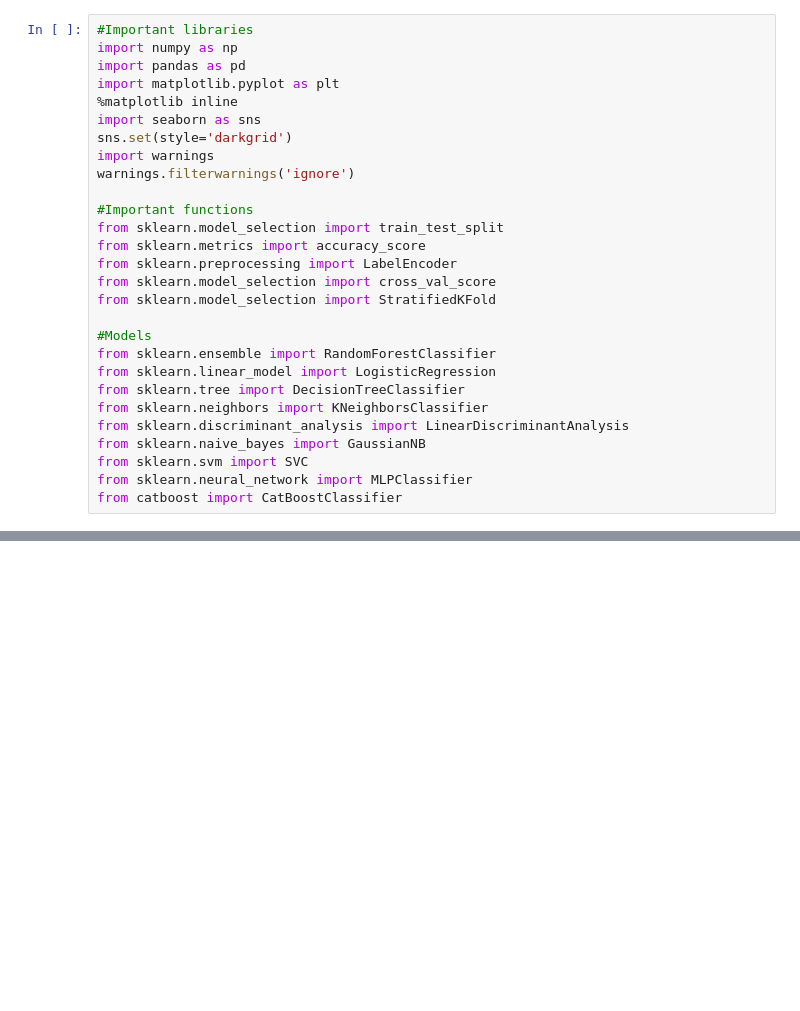
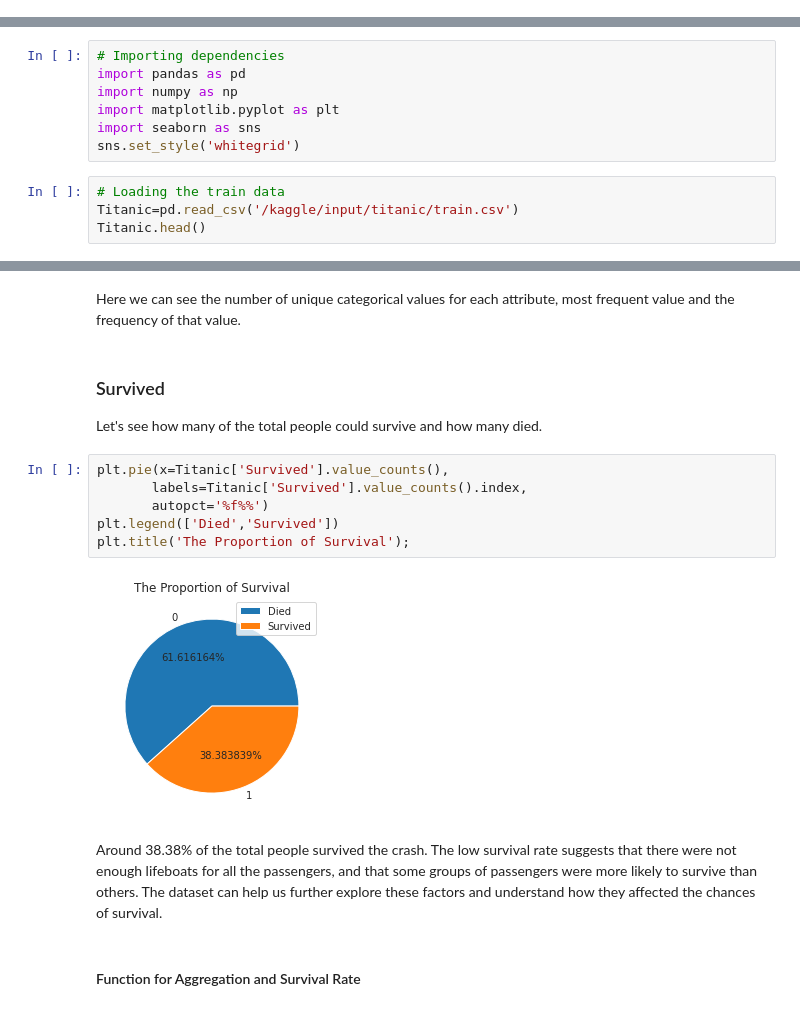
Before and after one commit to prasadposture/Titanic-A-Data-Backed-Story, a Jupyter notebook: Titanic - Machine Learning from Disaster.ipynb, the cells around one changed output, grey strips where cells are left out. Cells and saved outputs as stored; diff of their text form; blank space fills up the shorter version.

Commit message:
Kaggle Notebook | Titanic : A Data-Backed Story  | Version 10

```diff
--- a/Titanic - Machine Learning from Disaster.ipynb
+++ b/Titanic - Machine Learning from Disaster.ipynb
@@ -8,28 +0,0 @@ The goal is to predict which passenger has survived the crash.
-# %%
-#Important libraries
-import numpy as np
-import pandas as pd
-import matplotlib.pyplot as plt
-%matplotlib inline
-import seaborn as sns
-sns.set(style='darkgrid')
-import warnings
-warnings.filterwarnings('ignore')
-
-#Important functions
-from sklearn.model_selection import train_test_split
-from sklearn.metrics import accuracy_score
-from sklearn.preprocessing import LabelEncoder
-from sklearn.model_selection import cross_val_score
-from sklearn.model_selection import StratifiedKFold
-
-#Models
-from sklearn.ensemble import RandomForestClassifier
-from sklearn.linear_model import LogisticRegression
-from sklearn.tree import DecisionTreeClassifier
-from sklearn.neighbors import KNeighborsClassifier
-from sklearn.discriminant_analysis import LinearDiscriminantAnalysis
-from sklearn.naive_bayes import GaussianNB
-from sklearn.svm import SVC
-from sklearn.neural_network import MLPClassifier
-from catboost import CatBoostClassifier
@@ -503,0 +16,11 @@ The End
+# %%
+# Importing dependencies
+import pandas as pd
+import numpy as np
+import matplotlib.pyplot as plt
+import seaborn as sns
+sns.set_style('whitegrid')
+# %%
+# Loading the train data
+Titanic=pd.read_csv('/kaggle/input/titanic/train.csv')
+Titanic.head()
@@ -503,0 +181,17 @@ The End
+# %% [markdown]
+Here we can see the number of unique categorical values for each attribute, most frequent value and the frequency of that value.
+# %% [markdown]
+### Survived
+Let's see how many of the total people could survive and how many died.
+# %%
+plt.pie(x=Titanic['Survived'].value_counts(),
+       labels=Titanic['Survived'].value_counts().index,
+       autopct='%f%%')
+plt.legend(['Died','Survived'])
+plt.title('The Proportion of Survival');
+# %% [output]
+[figure, added]
+# %% [markdown]
+Around 38.38% of the total people survived the crash. The low survival rate suggests that there were not enough lifeboats for all the passengers, and that some groups of passengers were more likely to survive than others. The dataset can help us further explore these factors and understand how they affected the chances of survival.
+# %% [markdown]
+#### Function for Aggregation and Survival Rate
```
Also changed, not shown: parts of 216 cells of this notebook.
